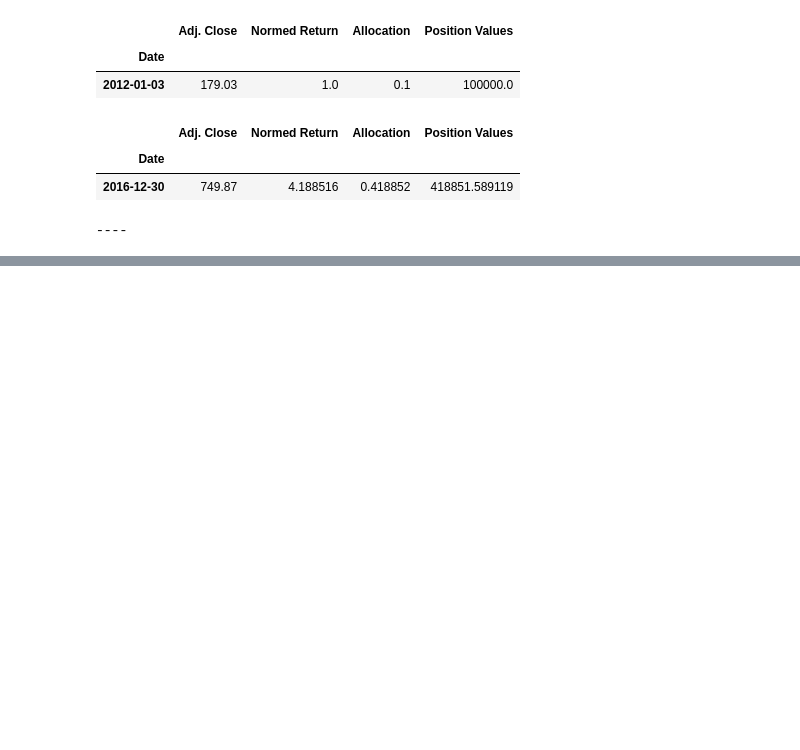
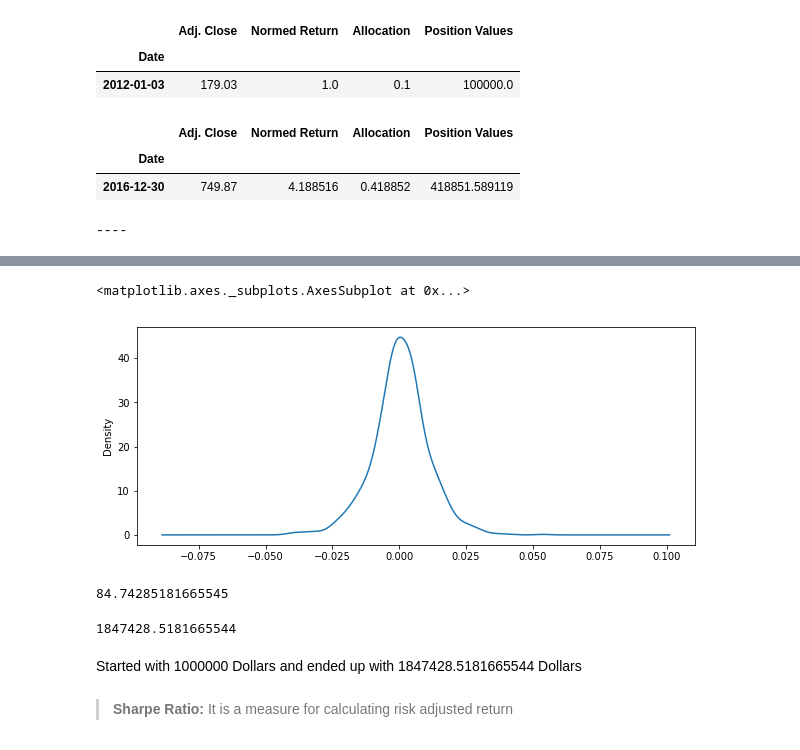
Before and after one commit to rzskhr/Financial-Analysis-and-Algorithmic-Trading, a Jupyter notebook: Python-for-Financial-Analysis-and-Algorithmic-Trading/_/09-Python-Finance-Fundamentals/Scratch.ipynb, the cells around one changed output, grey strips where cells are left out. Drawn from its saved outputs; the diff is of its cells as text; code cells hidden in the pictures; blank space fills up the shorter version.

```diff
--- a/Python-for-Financial-Analysis-and-Algorithmic-Trading/_/09-Python-Finance-Fundamentals/Scratch.ipynb
+++ b/Python-for-Financial-Analysis-and-Algorithmic-Trading/_/09-Python-Finance-Fundamentals/Scratch.ipynb
@@ -190,0 +283,5 @@ portfolio_val
+# %%
+portfolio_val['Daily Return'].plot(kind='kde', figsize=(10, 4))
+# %% [output]
+<matplotlib.axes._subplots.AxesSubplot at 0x...>
+[figure, added]
@@ -190,0 +290,14 @@ portfolio_val
+# %%
+# percent cumm return
+cumulative_return
+# %% [output]
+84.74285181665545
+# %%
+# see the final return
+portfolio_val['Total Pos'][-1]
+# %% [output]
+1847428.5181665544
+# %% [markdown]
+Started with 1000000 Dollars and ended up with 1847428.5181665544 Dollars
+# %% [markdown]
+> **Sharpe Ratio:** It is a measure for calculating risk adjusted return
```
Also changed, not shown: parts of 20 cells of this notebook.
